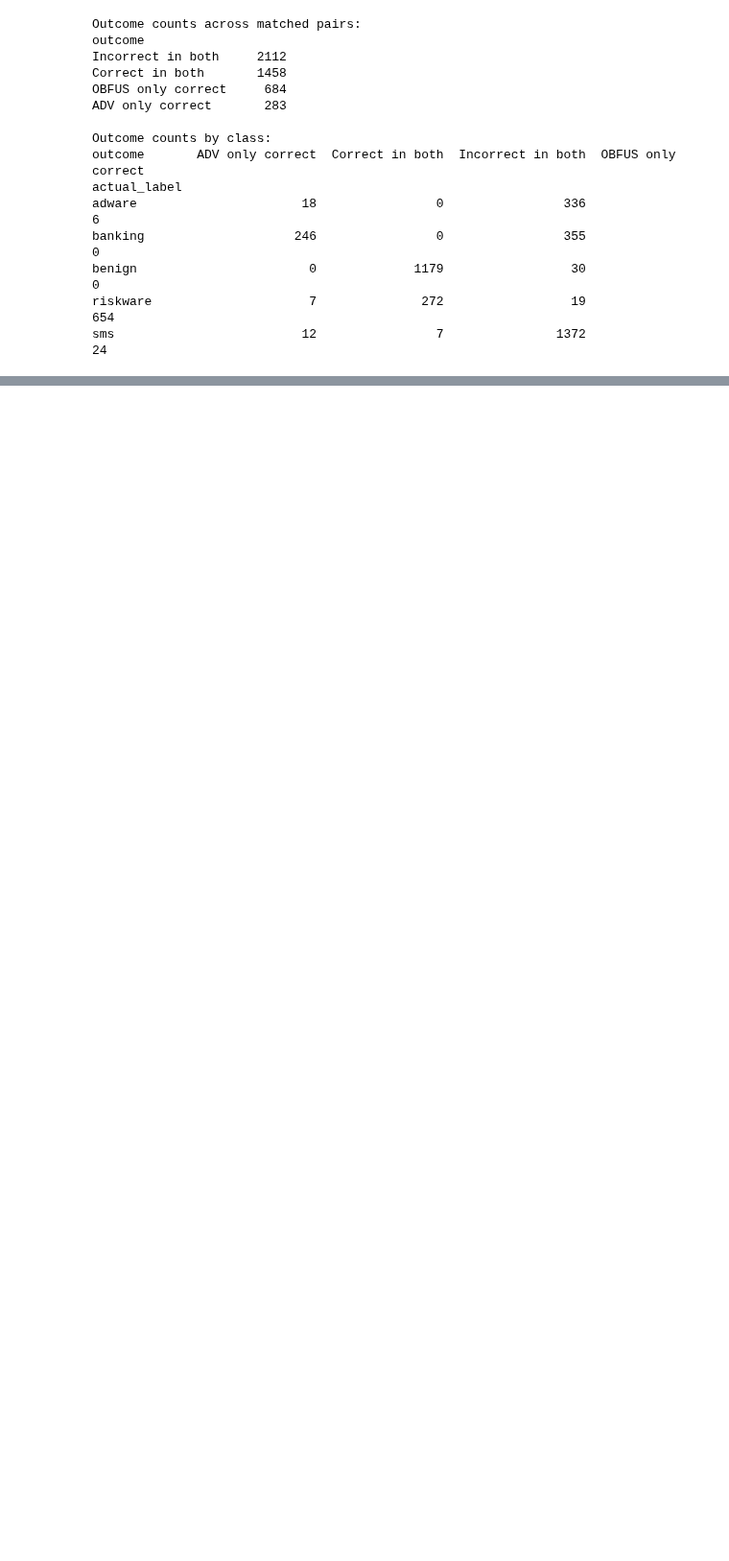
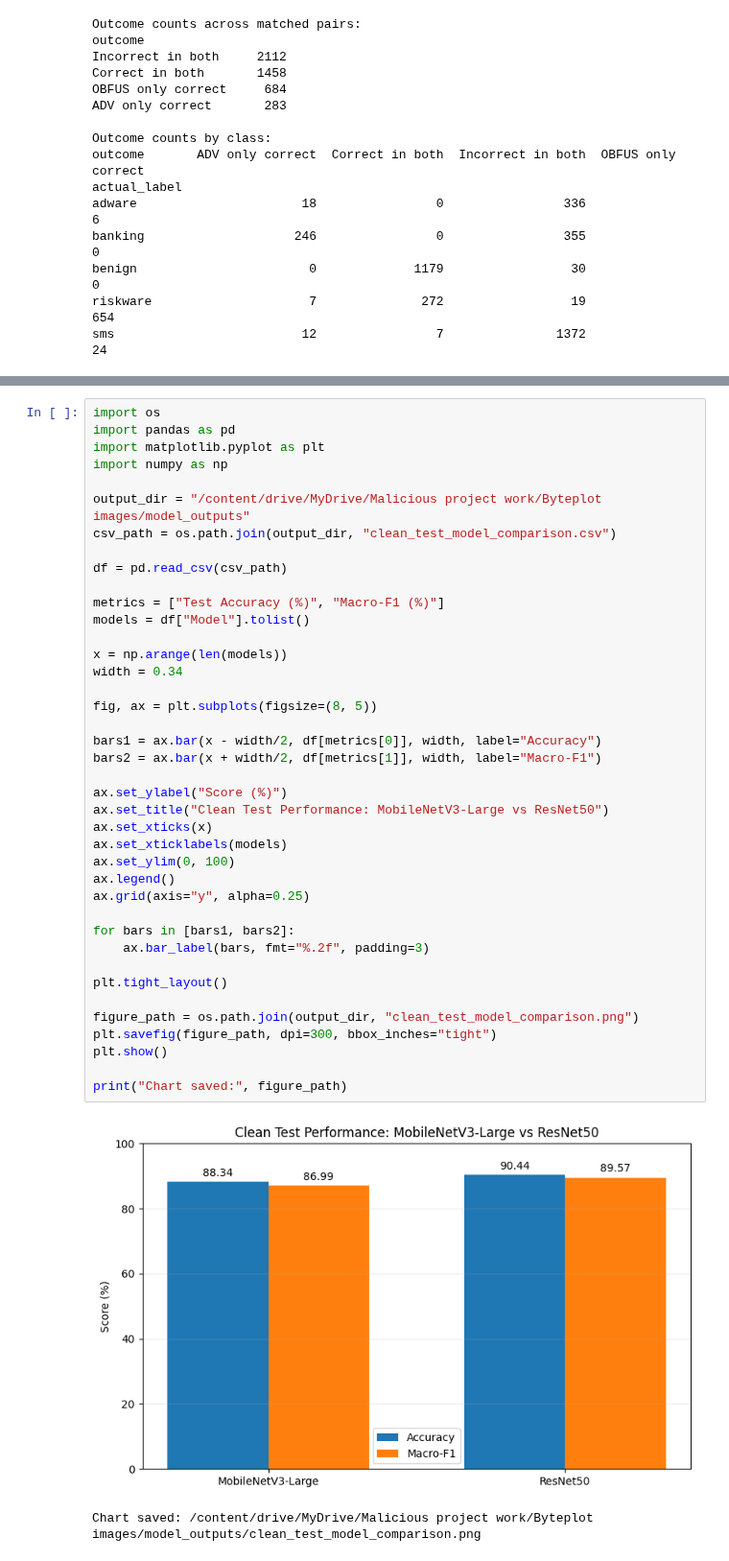
Before and after one commit to swapnasaina274/malicious-mobile-app-detection, a Jupyter notebook: byteplot work.ipynb, the cells around one changed output, grey strips where cells are left out. Shown at 96% size. Drawn from its saved outputs; the diff is of its cells as text; blank space fills up the shorter version.

```diff
--- a/byteplot work.ipynb
+++ b/byteplot work.ipynb
@@ -5066,0 +5539,43 @@ actual_label  ADV only correct  Correct in both  Incorrect in both  OBFUS only c
+# %%
+import os
+import pandas as pd
+import matplotlib.pyplot as plt
+import numpy as np
+
+output_dir = "/content/drive/MyDrive/Malicious project work/Byteplot images/model_outputs"
+csv_path = os.path.join(output_dir, "clean_test_model_comparison.csv")
+
+df = pd.read_csv(csv_path)
+
+metrics = ["Test Accuracy (%)", "Macro-F1 (%)"]
+models = df["Model"].tolist()
+
+x = np.arange(len(models))
+width = 0.34
+
+fig, ax = plt.subplots(figsize=(8, 5))
+
+bars1 = ax.bar(x - width/2, df[metrics[0]], width, label="Accuracy")
+bars2 = ax.bar(x + width/2, df[metrics[1]], width, label="Macro-F1")
+
+ax.set_ylabel("Score (%)")
+ax.set_title("Clean Test Performance: MobileNetV3-Large vs ResNet50")
+ax.set_xticks(x)
+ax.set_xticklabels(models)
+ax.set_ylim(0, 100)
+ax.legend()
+ax.grid(axis="y", alpha=0.25)
+
+for bars in [bars1, bars2]:
+    ax.bar_label(bars, fmt="%.2f", padding=3)
+
+plt.tight_layout()
+
+figure_path = os.path.join(output_dir, "clean_test_model_comparison.png")
+plt.savefig(figure_path, dpi=300, bbox_inches="tight")
+plt.show()
+
+print("Chart saved:", figure_path)
+# %% [output]
+[figure, added]
+Chart saved: /content/drive/MyDrive/Malicious project work/Byteplot images/model_outputs/clean_test_model_comparison.png
```
Also changed, not shown: parts of 42 cells of this notebook.
